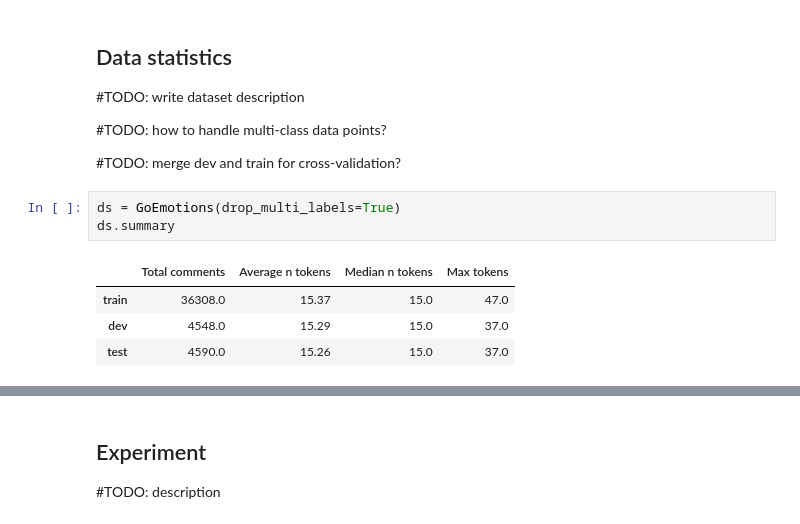
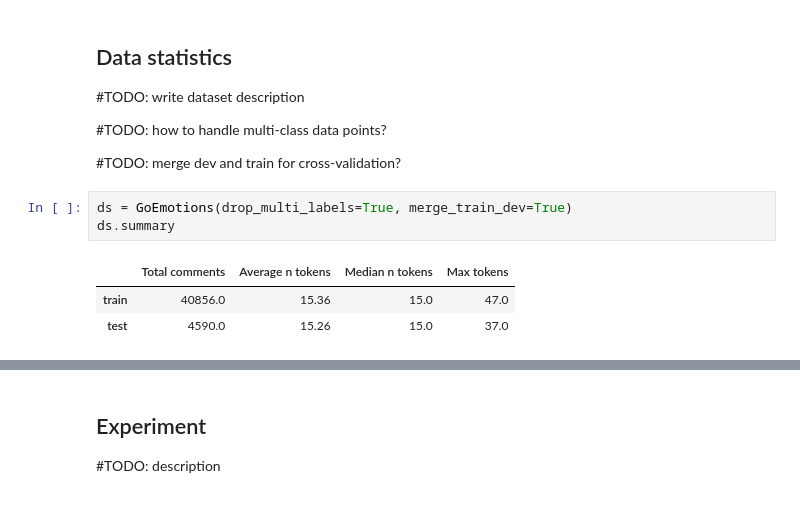
Before and after one commit to ioanadum2004/nlp1-student, a Jupyter notebook: part1/logcv.ipynb, the cells around one changed output, grey strips where cells are left out. Cells and saved outputs as stored; diff of their text form.

```diff
--- a/part1/logcv.ipynb
+++ b/part1/logcv.ipynb
@@ -31,12 +31,11 @@ import itertools
 
 #TODO: merge dev and train for cross-validation?
 # %%
-ds = GoEmotions(drop_multi_labels=True)
+ds = GoEmotions(drop_multi_labels=True, merge_train_dev=True)
 ds.summary
 # %% [output]
 |  | Total comments | Average n tokens | Median n tokens | Max tokens |
-| train | 36308.0 | 15.37 | 15.0 | 47.0 |
-| dev | 4548.0 | 15.29 | 15.0 | 37.0 |
+| train | 40856.0 | 15.36 | 15.0 | 47.0 |
 | test | 4590.0 | 15.26 | 15.0 | 37.0 |
 # %%
 ds.plot_label_dist()
```
Also changed, not shown: parts of 7 cells of this notebook, 2 other files.
